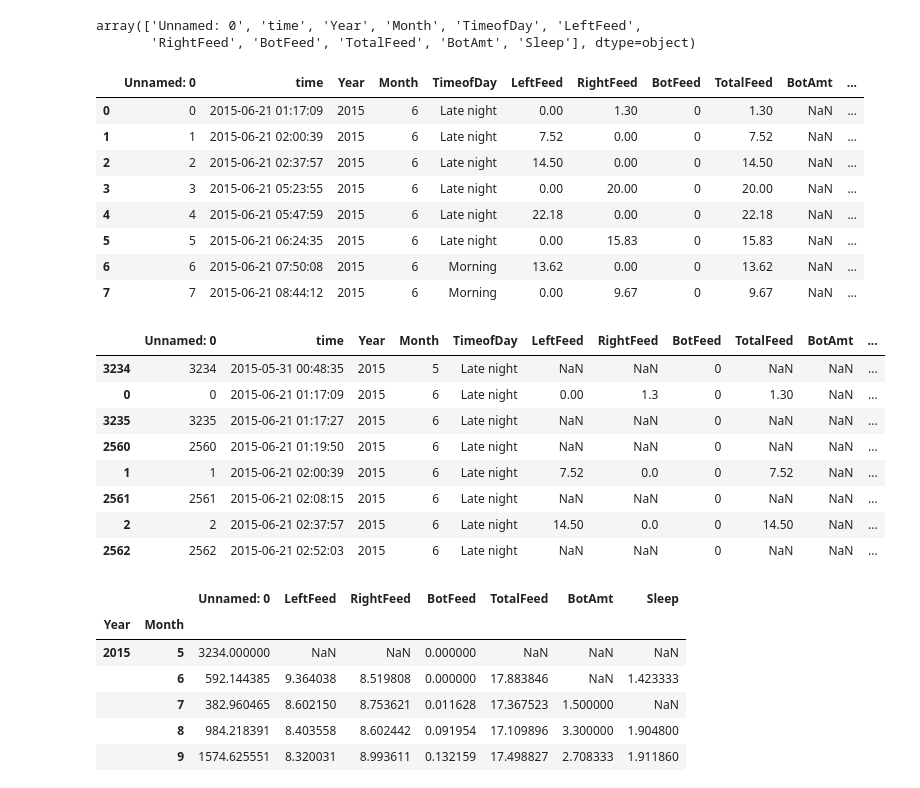
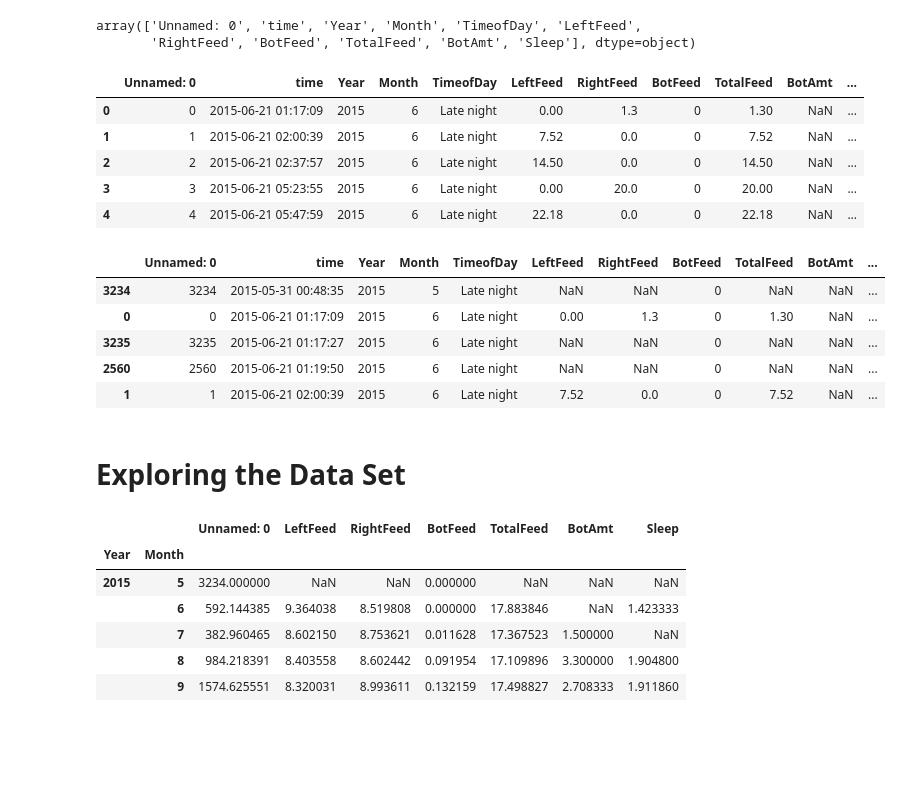
Before and after one commit to randirl17/FeedingTimes, a Jupyter notebook: nursing.ipynb, the cells around one changed output. Saved outputs shown, nothing was run; the diff lists cells and outputs as text; code cells hidden in the pictures; blank space fills up the shorter version.

```diff
--- a/nursing.ipynb
+++ b/nursing.ipynb
@@ -34,23 +37,20 @@ df.columns.values
 array(['Unnamed: 0', 'time', 'Year', 'Month', 'TimeofDay', 'LeftFeed',
        'RightFeed', 'BotFeed', 'TotalFeed', 'BotAmt', 'Sleep'], dtype=object)
 # %%
-df[:8]
+df[:5]
 # %% [output]
 |  | Unnamed: 0 | time | Year | Month | TimeofDay | LeftFeed | RightFeed | BotFeed | TotalFeed | BotAmt | ... |
-| 0 | 0 | 2015-06-21 01:17:09 | 2015 | 6 | Late night | 0.00 | 1.30 | 0 | 1.30 | NaN | ... |
-| 1 | 1 | 2015-06-21 02:00:39 | 2015 | 6 | Late night | 7.52 | 0.00 | 0 | 7.52 | NaN | ... |
-| 2 | 2 | 2015-06-21 02:37:57 | 2015 | 6 | Late night | 14.50 | 0.00 | 0 | 14.50 | NaN | ... |
-| 3 | 3 | 2015-06-21 05:23:55 | 2015 | 6 | Late night | 0.00 | 20.00 | 0 | 20.00 | NaN | ... |
-| 4 | 4 | 2015-06-21 05:47:59 | 2015 | 6 | Late night | 22.18 | 0.00 | 0 | 22.18 | NaN | ... |
-| 5 | 5 | 2015-06-21 06:24:35 | 2015 | 6 | Late night | 0.00 | 15.83 | 0 | 15.83 | NaN | ... |
-| 6 | 6 | 2015-06-21 07:50:08 | 2015 | 6 | Morning | 13.62 | 0.00 | 0 | 13.62 | NaN | ... |
-| 7 | 7 | 2015-06-21 08:44:12 | 2015 | 6 | Morning | 0.00 | 9.67 | 0 | 9.67 | NaN | ... |
+| 0 | 0 | 2015-06-21 01:17:09 | 2015 | 6 | Late night | 0.00 | 1.3 | 0 | 1.30 | NaN | ... |
+| 1 | 1 | 2015-06-21 02:00:39 | 2015 | 6 | Late night | 7.52 | 0.0 | 0 | 7.52 | NaN | ... |
+| 2 | 2 | 2015-06-21 02:37:57 | 2015 | 6 | Late night | 14.50 | 0.0 | 0 | 14.50 | NaN | ... |
+| 3 | 3 | 2015-06-21 05:23:55 | 2015 | 6 | Late night | 0.00 | 20.0 | 0 | 20.00 | NaN | ... |
+| 4 | 4 | 2015-06-21 05:47:59 | 2015 | 6 | Late night | 22.18 | 0.0 | 0 | 22.18 | NaN | ... |
 # %%
 df['time'] = pd.to_datetime(df['time'])
 # %%
 ordered = df.sort_values('time')
 # %%
-ordered[:8]
+ordered[:5]
 # %% [output]
 |  | Unnamed: 0 | time | Year | Month | TimeofDay | LeftFeed | RightFeed | BotFeed | TotalFeed | BotAmt | ... |
 | 3234 | 3234 | 2015-05-31 00:48:35 | 2015 | 5 | Late night | NaN | NaN | 0 | NaN | NaN | ... |
@@ -58,9 +58,8 @@ ordered[:8]
 | 3235 | 3235 | 2015-06-21 01:17:27 | 2015 | 6 | Late night | NaN | NaN | 0 | NaN | NaN | ... |
 | 2560 | 2560 | 2015-06-21 01:19:50 | 2015 | 6 | Late night | NaN | NaN | 0 | NaN | NaN | ... |
 | 1 | 1 | 2015-06-21 02:00:39 | 2015 | 6 | Late night | 7.52 | 0.0 | 0 | 7.52 | NaN | ... |
-| 2561 | 2561 | 2015-06-21 02:08:15 | 2015 | 6 | Late night | NaN | NaN | 0 | NaN | NaN | ... |
-| 2 | 2 | 2015-06-21 02:37:57 | 2015 | 6 | Late night | 14.50 | 0.0 | 0 | 14.50 | NaN | ... |
-| 2562 | 2562 | 2015-06-21 02:52:03 | 2015 | 6 | Late night | NaN | NaN | 0 | NaN | NaN | ... |
+# %% [markdown]
+# Exploring the Data Set
 # %%
 monthly = df.groupby([df['Year'],df['Month']])
 # %%
```
Also changed, not shown: parts of 38 cells of this notebook, 5 other files.
